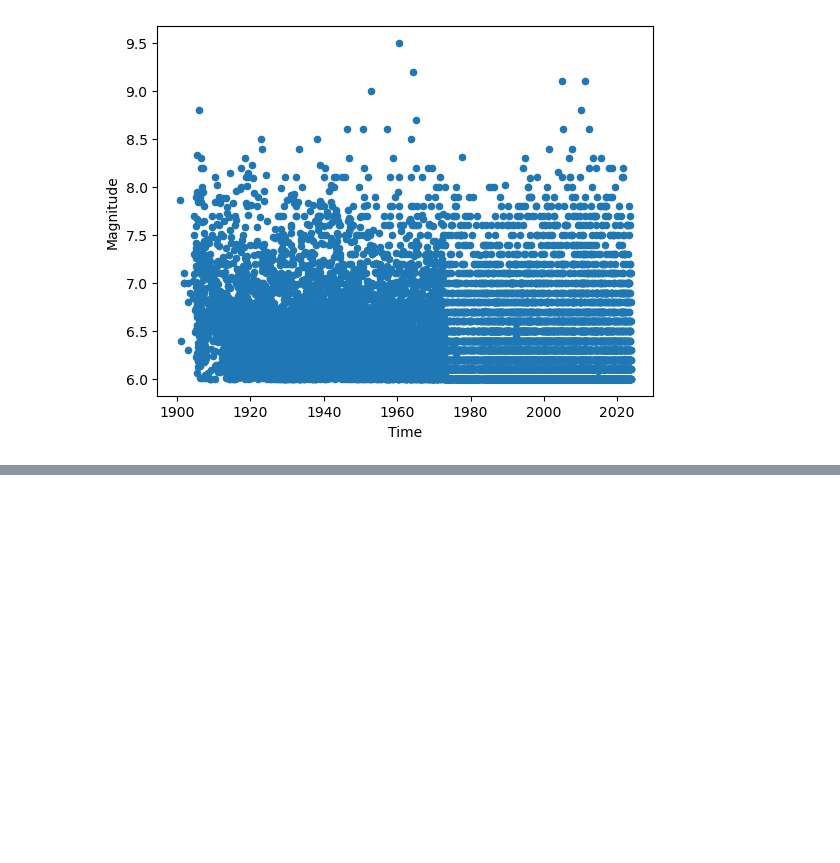
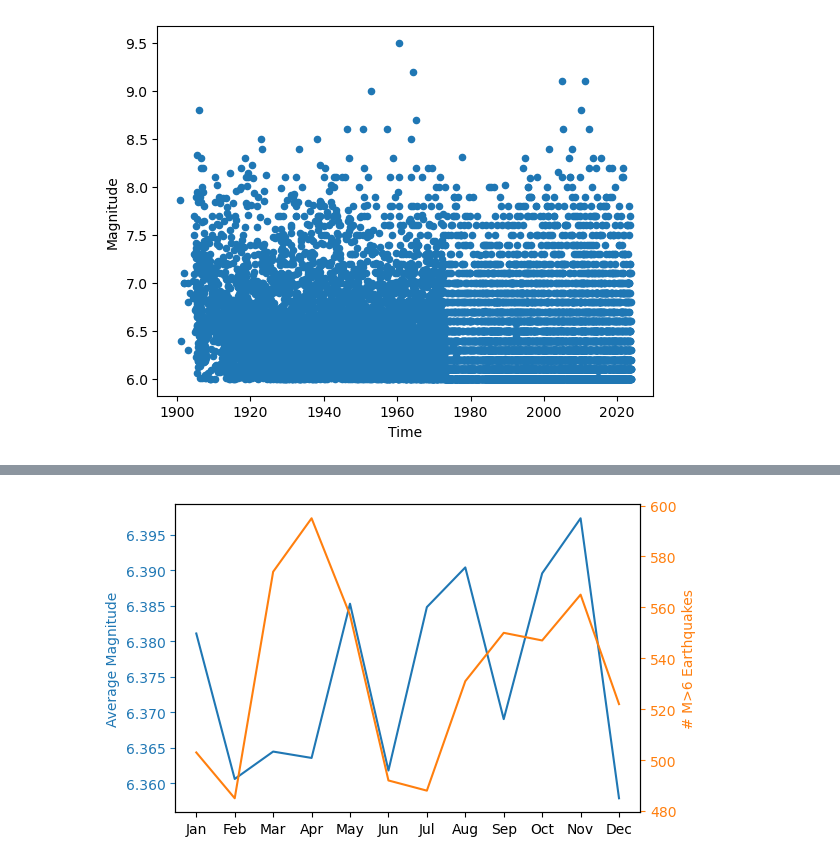
Before and after one commit to Rafaelaqv/pythonadvancedclass, a Jupyter notebook: Lesson_05/05_warmup.ipynb, the cells around one changed output, grey strips where cells are left out. Saved outputs shown, nothing was run; the diff lists cells and outputs as text; code cells hidden in the pictures; blank space fills up the shorter version.

```diff
--- a/Lesson_05/05_warmup.ipynb
+++ b/Lesson_05/05_warmup.ipynb
@@ -78,0 +113,46 @@ plt.show()
+# %%
+""" Calculate the seasonal cycle of earthquake count. """
+
+# subset the data to only include 1980 to present
+usgs_pd_recent = usgs_pd[usgs_pd['time'].dt.year >= 1980]
+
+# get the monthh of each earthquake
+earthquake_month = usgs_pd_recent['time'].dt.month
+
+# group by month
+usgs_month_group = usgs_pd_recent.groupby(earthquake_month)
+
+# get the number of counts in each month
+usgs_month_counts = usgs_month_group['mag'].count()
+
+# get the average magnitude in each month
+usgs_month_mag = usgs_month_group['mag'].mean()
+
+# make the figure
+fig, ax = plt.subplots(figsize=(6,4))
+
+#draw the plot
+l1 = ax.plot(usgs_month_mag, color='C0', label = 'Average Magnitude')
+# create a twin axis
+ax2 = ax.twinx()
+# draw the plot
+l2 = ax2.plot(usgs_month_counts, color='C1', label = '# M>6 Earthquakes')
+
+# set labels
+ax.set_ylabel("Average Magnitude")
+ax2.set_ylabel("# M>6 Earthquakes")
+
+# set the color of the y-axis tick labels, ticks, and labels to match the line color
+ax.tick_params(axis='y', colors=l1[0].get_color())
+ax2.tick_params(axis='y', colors=l2[0].get_color())
+ax.yaxis.label.set_color(l1[0].get_color())
+ax2.yaxis.label.set_color(l2[0].get_color())
+
+# label the x-axis as month names
+ax.set_xticks(range(1,13))
+ax.set_xticklabels(['Jan','Feb','Mar','Apr','May','Jun','Jul','Aug','Sep','Oct','Nov','Dec'])
+
+# show the plot
+plt.show()
+# %% [output]
+[figure, added]
```
Also changed, not shown: parts of 5 cells of this notebook.
